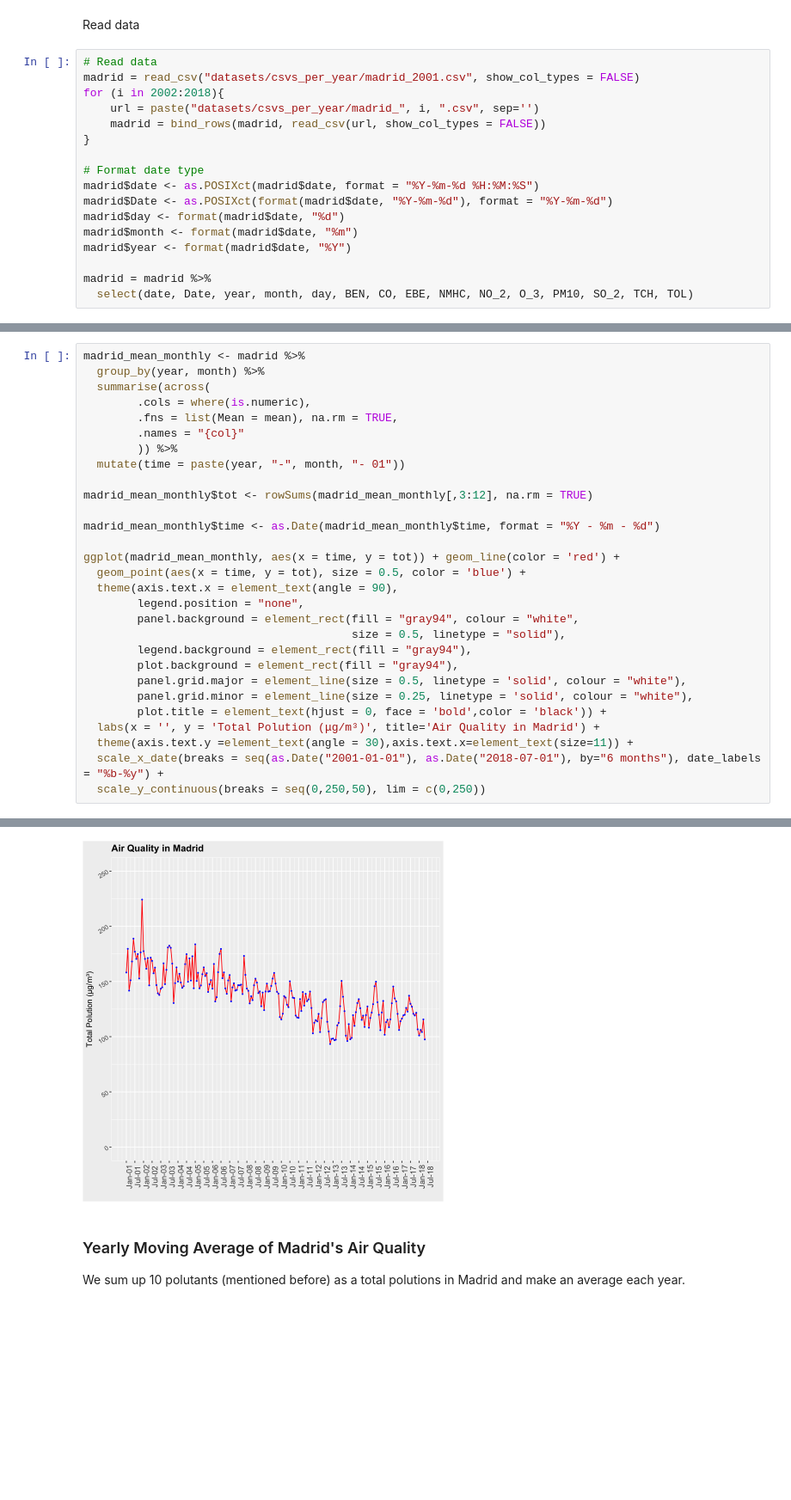
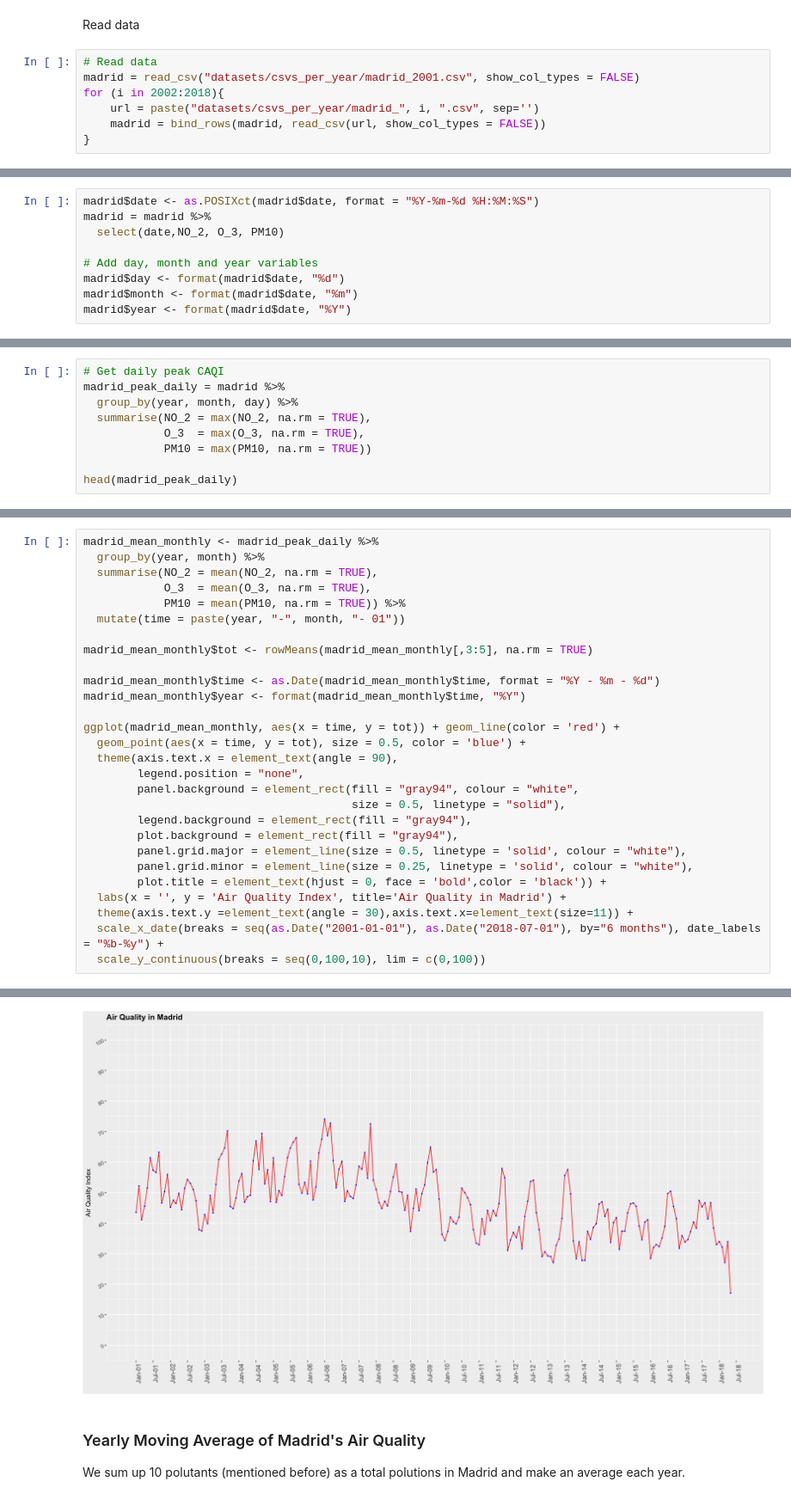
Before and after one commit to buu-nguyen/PIB3-MadridAirQuality, a Jupyter notebook: Madrid-Air-Quality.ipynb, the cells around one changed output, grey strips where cells are left out. Shown at 86% size. Saved outputs shown, nothing was run; the diff lists cells and outputs as text; blank space fills up the shorter version.

Commit message:
add CAQI (EU's index for AQ)

```diff
--- a/Madrid-Air-Quality.ipynb
+++ b/Madrid-Air-Quality.ipynb
@@ -27,13 +31,3 @@ for (i in 2002:2018){
     url = paste("datasets/csvs_per_year/madrid_", i, ".csv", sep='')
     madrid = bind_rows(madrid, read_csv(url, show_col_types = FALSE))
 }
-
-# Format date type
-madrid$date <- as.POSIXct(madrid$date, format = "%Y-%m-%d %H:%M:%S")
-madrid$Date <- as.POSIXct(format(madrid$date, "%Y-%m-%d"), format = "%Y-%m-%d")
-madrid$day <- format(madrid$date, "%d")
-madrid$month <- format(madrid$date, "%m")
-madrid$year <- format(madrid$date, "%Y")
-
-madrid = madrid %>%
-  select(date, Date, year, month, day, BEN, CO, EBE, NMHC, NO_2, O_3, PM10, SO_2, TCH, TOL)
@@ -39,0 +36,9 @@ madrid = madrid %>%
+# %%
+madrid$date <- as.POSIXct(madrid$date, format = "%Y-%m-%d %H:%M:%S")
+madrid = madrid %>%
+  select(date,NO_2, O_3, PM10)
+
+# Add day, month and year variables
+madrid$day <- format(madrid$date, "%d")
+madrid$month <- format(madrid$date, "%m")
+madrid$year <- format(madrid$date, "%Y")
@@ -39,0 +51,9 @@ madrid = madrid %>%
+# %%
+# Get daily peak CAQI
+madrid_peak_daily = madrid %>%
+  group_by(year, month, day) %>%
+  summarise(NO_2 = max(NO_2, na.rm = TRUE),
+            O_3  = max(O_3, na.rm = TRUE),
+            PM10 = max(PM10, na.rm = TRUE))
+
+head(madrid_peak_daily)
@@ -44,16 +75,15 @@ We sum up 4 polutants (mentioned before) as a total polutions in Madrid and make
 # %%
-madrid_mean_monthly <- madrid %>%
+madrid_mean_monthly <- madrid_peak_daily %>%
   group_by(year, month) %>%
-  summarise(across(
-        .cols = where(is.numeric),
-        .fns = list(Mean = mean), na.rm = TRUE,
-        .names = "{col}"
-        )) %>%
+  summarise(NO_2 = mean(NO_2, na.rm = TRUE),
+            O_3  = mean(O_3, na.rm = TRUE),
+            PM10 = mean(PM10, na.rm = TRUE)) %>%
   mutate(time = paste(year, "-", month, "- 01"))
 
-madrid_mean_monthly$tot <- rowSums(madrid_mean_monthly[,3:12], na.rm = TRUE)
+madrid_mean_monthly$tot <- rowMeans(madrid_mean_monthly[,3:5], na.rm = TRUE)
 
 madrid_mean_monthly$time <- as.Date(madrid_mean_monthly$time, format = "%Y - %m - %d")
+madrid_mean_monthly$year <- format(madrid_mean_monthly$time, "%Y")
 
 ggplot(madrid_mean_monthly, aes(x = time, y = tot)) + geom_line(color = 'red') +
   geom_point(aes(x = time, y = tot), size = 0.5, color = 'blue') +
@@ -66,9 +96,9 @@ ggplot(madrid_mean_monthly, aes(x = time, y = tot)) + geom_line(color = 'red') +
         panel.grid.major = element_line(size = 0.5, linetype = 'solid', colour = "white"),
         panel.grid.minor = element_line(size = 0.25, linetype = 'solid', colour = "white"),
         plot.title = element_text(hjust = 0, face = 'bold',color = 'black')) +
-  labs(x = '', y = 'Total Polution (μg/m³)', title='Air Quality in Madrid') +
+  labs(x = '', y = 'Air Quality Index', title='Air Quality in Madrid') +
   theme(axis.text.y =element_text(angle = 30),axis.text.x=element_text(size=11)) +
   scale_x_date(breaks = seq(as.Date("2001-01-01"), as.Date("2018-07-01"), by="6 months"), date_labels = "%b-%y") +
-  scale_y_continuous(breaks = seq(0,250,50), lim = c(0,250))
+  scale_y_continuous(breaks = seq(0,100,10), lim = c(0,100))
 # %% [output]
 `summarise()` has grouped output by 'year'. You can override using the `.groups` argument.
@@ -91,4 +105,4 @@ Warning message in grid.Call.graphics(C_text, as.graphicsAnnot(x$label), x$x, x$
-[figure, old version]
+[figure, new version]
 # %% [markdown]
 ### Yearly Moving Average of Madrid's Air Quality
 
```
Also changed, not shown: parts of 22 cells of this notebook.
